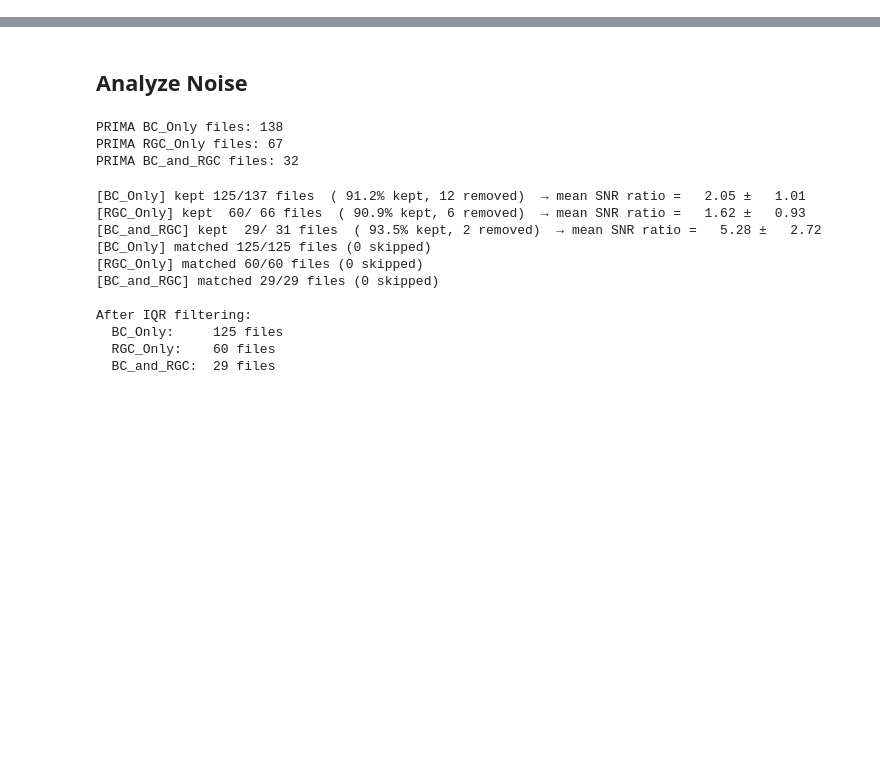
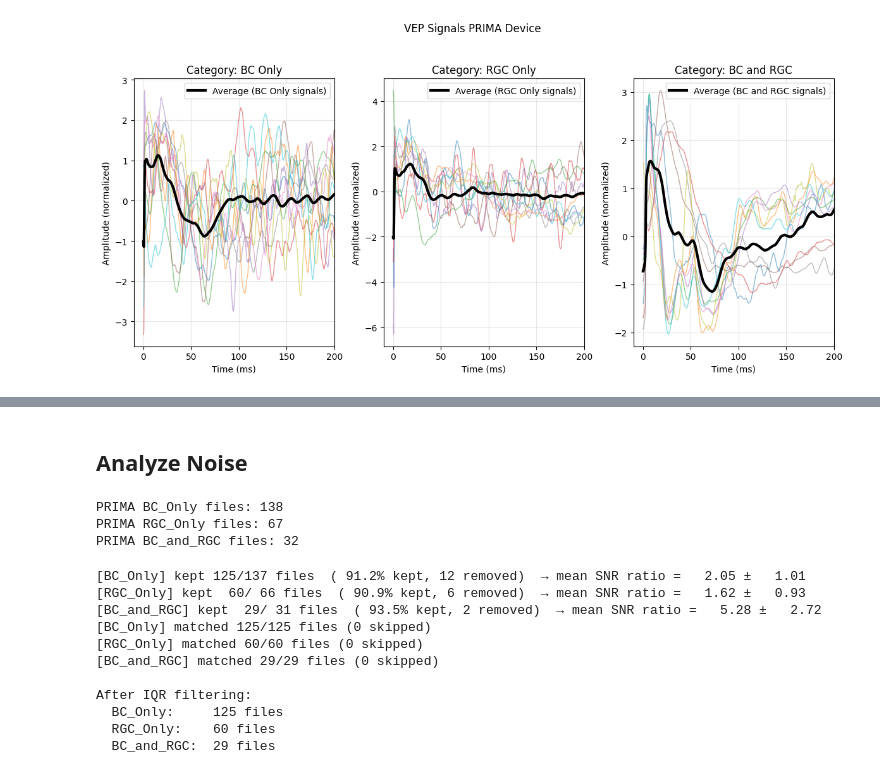
Before and after one commit to lillikiessling/VEP_Classifier, a Jupyter notebook: data_analysis.ipynb, the cells around one changed output, grey strips where cells are left out. Cells and saved outputs as stored; diff of their text form; code cells hidden in the pictures; blank space fills up the shorter version.

```diff
--- a/data_analysis.ipynb
+++ b/data_analysis.ipynb
@@ -93,0 +23,90 @@ import re
+# %%
+all_paths = load_dataset_paths()
+
+# Example usage:
+prima_files_BC_only = all_paths["PRIMA"]["BC_Only"]
+prima_files_RGC_only = all_paths["PRIMA"]["RGC_Only"]
+prima_files_BC_and_RGC = all_paths["PRIMA"]["BC_and_RGC"]
+
+# print how many files are in each category
+print(f"PRIMA BC_Only files: {len(prima_files_BC_only)}")
+print(f"PRIMA RGC_Only files: {len(prima_files_RGC_only)}")
+print(f"PRIMA BC_and_RGC files: {len(prima_files_BC_and_RGC)}")
+
+
+# exclude SNR_summary_BC_and_RGC.csv from the list
+prima_files_BC_and_RGC = [f for f in prima_files_BC_and_RGC if not f.endswith("SNR_summary_BC_and_RGC.csv")]
+prima_files_RGC_only = [f for f in prima_files_RGC_only if not f.endswith("SNR_summary_RGC_Only.csv")]
+prima_files_BC_only = [f for f in prima_files_BC_only if not f.endswith("SNR_summary_BC_Only.csv")]
+
+def compute_average_signal(file_list, t_min=0, t_max=200, normalize=True, delay=0):
+    """
+    Computes the average VEP signal from a list of file paths.
+    Each file is processed using `process_file`.
+
+    Returns:
+        avg_time: numpy array of time points
+        avg_signal: numpy array of averaged signal across files
+    """
+    all_times = []
+    all_signals = []
+
+    for filepath in file_list:
+        time, signal = process_file(filepath, delay=delay, t_min=t_min, t_max=t_max, normalize=normalize)
+        if len(signal) > 0:
+            all_times.append(time)
+            all_signals.append(signal)
+
+    if not all_signals:
+        return None, None
+
+    # Assumes all time vectors are identical
+    avg_time = all_times[0]
+
+    # Stack signals column-wise and compute mean across trials
+    signals_matrix = np.stack(all_signals, axis=1)
+    avg_signal = np.mean(signals_matrix, axis=1)
+
+    return avg_time, avg_signal
+
+
+avg_BC_t, avg_BC_sig = compute_average_signal(prima_files_BC_only, t_min=0, t_max=200)
+avg_RGC_t, avg_RGC_sig = compute_average_signal(prima_files_RGC_only, t_min=0, t_max=200)
+avg_BC_RGC_t, avg_BC_RGC_sig = compute_average_signal(prima_files_BC_and_RGC, t_min=0, t_max= 200)
+
+
+
+example_files_BC = prima_files_BC_only[:10]
+example_files_RGC = prima_files_RGC_only[:10]
+example_files_BC_and_RGC = prima_files_BC_and_RGC[:10]
+
+categories = [
+    (example_files_BC, "BC Only", avg_BC_t, avg_BC_sig),
+    (example_files_RGC, "RGC Only", avg_RGC_t, avg_RGC_sig),
+    (example_files_BC_and_RGC, "BC and RGC", avg_BC_RGC_t, avg_BC_RGC_sig)
+]
+
+# --- Plot ---
+plt.figure(figsize=(12, 6))
+plt.suptitle("VEP Signals PRIMA Device")
+for i, (file_list, title, avg_t, avg_sig) in enumerate(categories, 1):
+    plt.subplot(1, 3, i)
+
+    # Plot some example signals
+    for df in file_list: # 'df' is a DataFrame, NOT a file path
+        # Use the helper function to extract, slice, and normalize the data
+        time, signal = process_file(df, t_min=0, t_max=200, normalize=True)
+        plt.plot(time, signal, alpha=0.5, lw=1)
+
+    # Plot the class-wide average in black
+    plt.plot(avg_t, avg_sig, color="k", lw=3, label=f"Average ({title} signals)")
+
+    plt.xlabel("Time (ms)")
+    plt.ylabel("Amplitude (normalized)")
+    plt.title(f"Category: {title}") # Added title for clarity
+    plt.legend(loc='upper right')
+    plt.grid(True, alpha=0.3)
+    plt.xlim(-10, 200)
+plt.tight_layout(rect=[0, 0.03, 1, 0.95]) # Adjust layout to make room for suptitle
+plt.show()
+# %% [output]
@@ -93,0 +116 @@ import re
+[figure, added]
```
Also changed, not shown: parts of 6 cells of this notebook, 21 other files.
